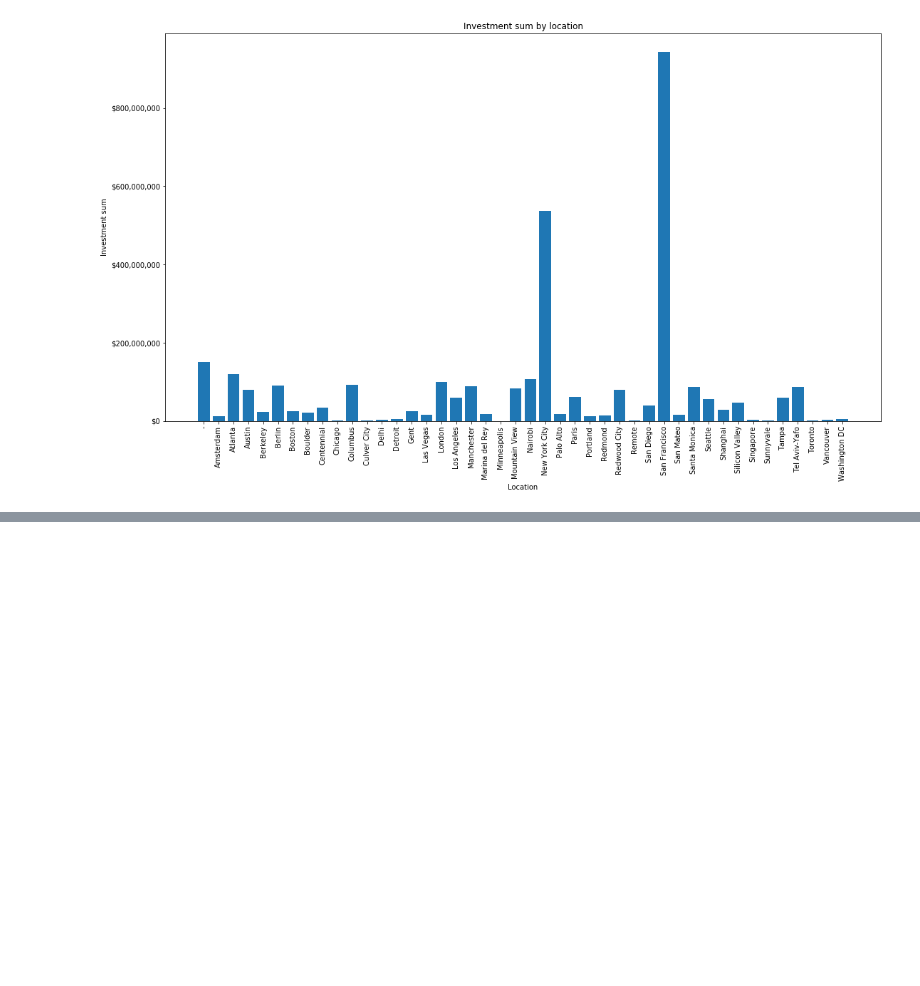
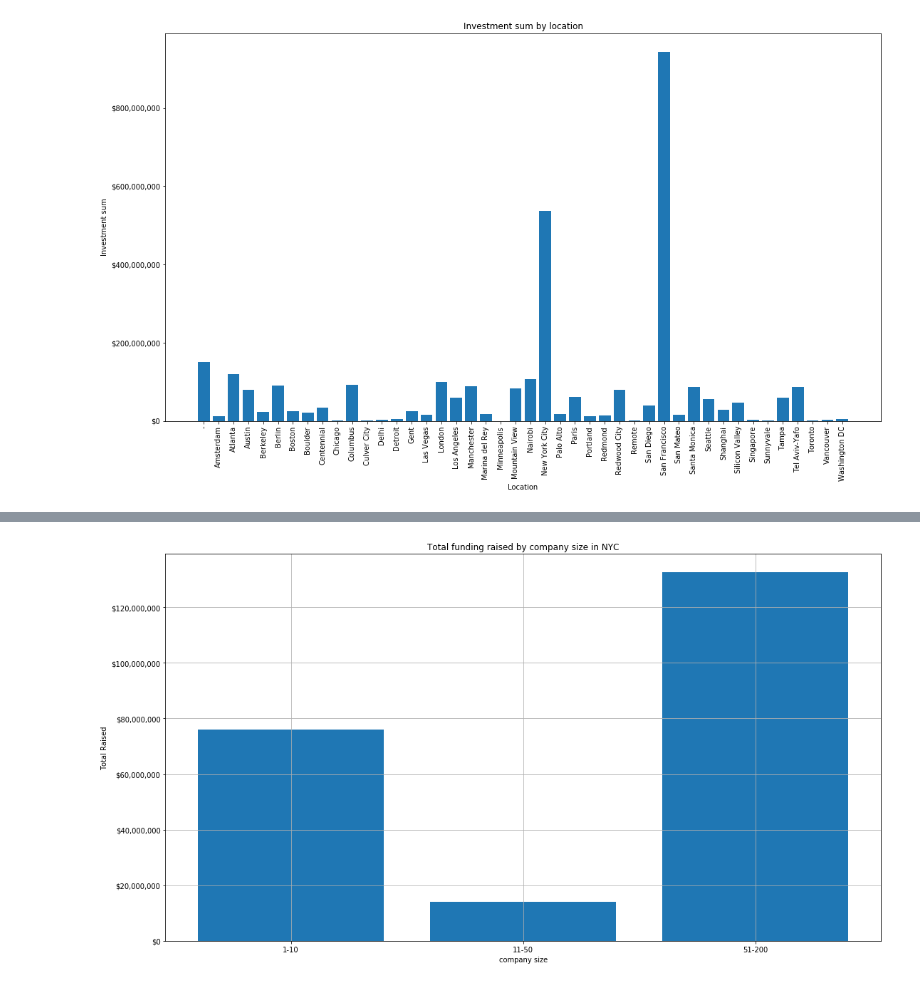
Before and after one commit to edantonio505/research_fail_startups, a Jupyter notebook: Startups Analysis Project.ipynb, the cells around one changed output, grey strips where cells are left out. Cells and saved outputs as stored; diff of their text form; code cells hidden in the pictures; blank space fills up the shorter version.

```diff
--- a/Startups Analysis Project.ipynb
+++ b/Startups Analysis Project.ipynb
@@ -496,0 +536,15 @@ New York City has a sum amount of investments of $536,981,781.00
+# %%
+plot_data(
+    nyc_angelco_df,
+    x_col="Employees",
+    y_col="Total_raised",
+    is_df=True,
+    grid=True,
+    plot_type="bar",
+    xlabel="company size",
+    ylabel="Total Raised",
+    title="Total funding raised by company size in NYC",
+    dollars= True
+)
+# %% [output]
+[figure, added]
```
Also changed, not shown: parts of 26 cells of this notebook.
